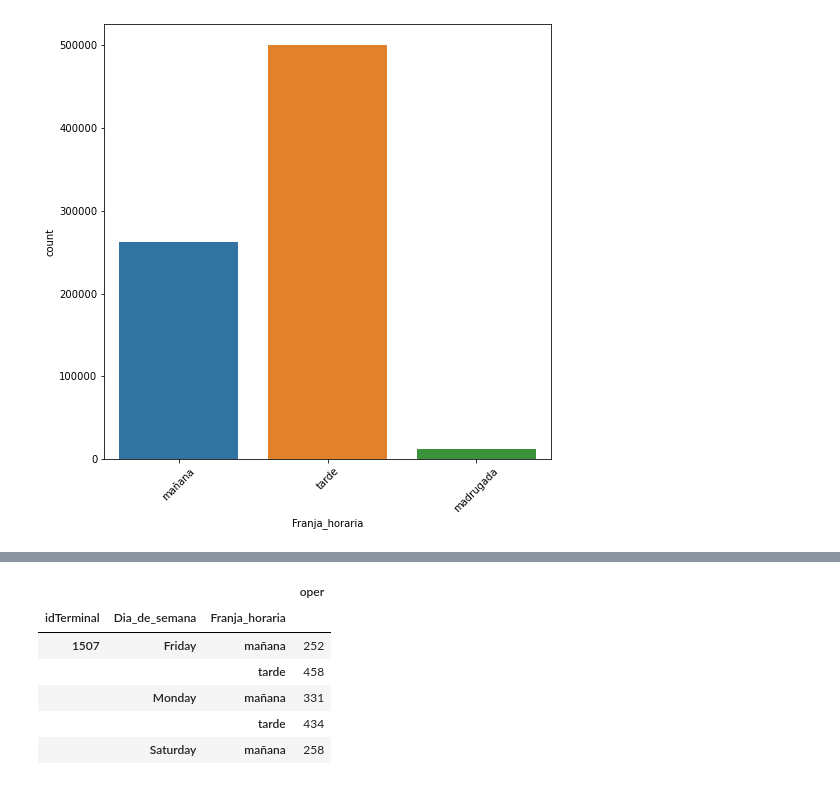
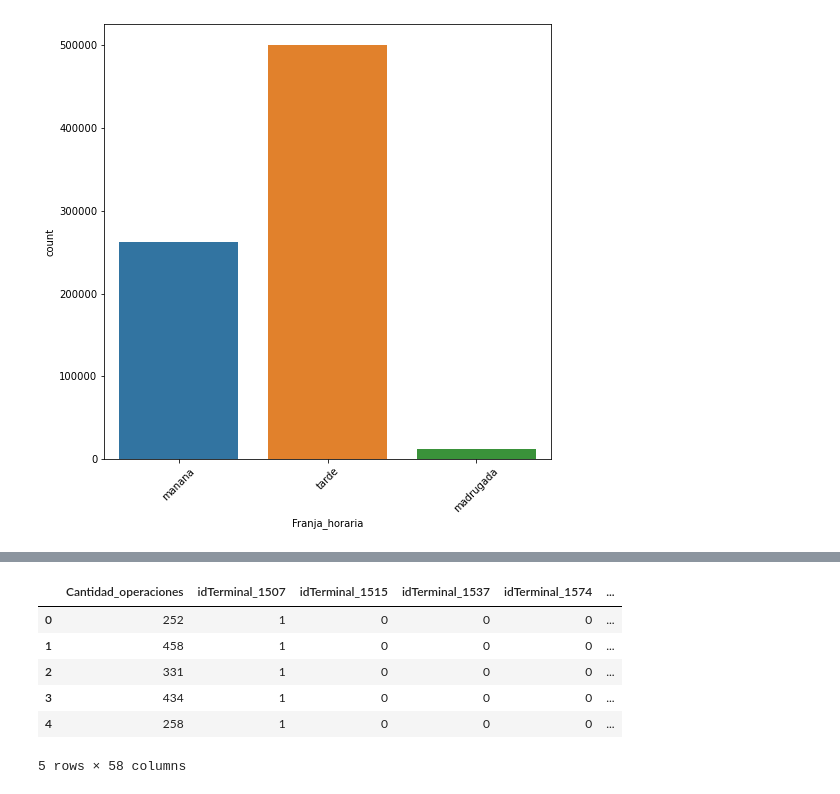
Before and after one commit to jmmendozae/DS_Projects_MM, a Jupyter notebook: Cantidad de operaciones_test.ipynb, the cells around one changed output, grey strips where cells are left out. Drawn from its saved outputs; the diff is of its cells as text; code cells hidden in the pictures.

```diff
--- a/Cantidad de operaciones_test.ipynb
+++ b/Cantidad de operaciones_test.ipynb
@@ -46,7 +53,7 @@ conditions = [
     (data['hora'] > 5) & (data['hora'] <= 11),
     (data['hora'] > 11) & (data['hora'] ) <= 17,
     (data['hora'] > 17)]
-values = ['madrugada', 'mañana', 'tarde', 'noche']
+values = ['madrugada', 'manana', 'tarde', 'noche']
 data['Franja_horaria'] = np.select(conditions, values)
 
 
@@ -58,10 +65,6 @@ convert_dict ={"idTerminal" : object,
                "oper": object}
 data[["idTerminal", "oper"]] = data[["idTerminal", "oper"]].astype(convert_dict)
 
-
-
-
-
 data.drop(["hora"], axis= 1, inplace=True)
 data.drop(["fecha"], axis=1, inplace =True)
 # %%
@@ -212,0 +209,6 @@ data.head()
+# %%
+# En este punto hacemos el cambio de variables de manera que podamos generar nuestra variable objetivo "cantidad de operaciones"
+dataNew = data.groupby(["idTerminal","Dia_de_semana","Franja_horaria"]).count()
+dataNew.reset_index(inplace=True)
+dataNew.columns =["idTerminal", "Dia_de_semana", "Franja_horaria", "Cantidad_operaciones"]
+dataNew.head()
@@ -212,0 +236,5 @@ data.head()
+# %%
+#Nuevamente debemos cambiar el idTerminal a una variable de tipo object
+dataNew["idTerminal"] = dataNew["idTerminal"].astype(object)
+
+dataNew.info()
@@ -212,0 +347,7 @@ data.head()
+# %%
+categories = ['idTerminal', 'Dia_de_semana', 'Franja_horaria']
+for category in categories:
+    cat_list = "cat"+ "_"+category
+    cat_dummies = pd.get_dummies(dataNew[category], prefix=category)
+    data_new = dataNew.join(cat_dummies)
+    dataNew = data_new
@@ -213,11 +370,11 @@ data.head()
 # %%
-dataNew = data.groupby(["idTerminal","Dia_de_semana","Franja_horaria"]).count()
+dataNew.drop(["idTerminal","Dia_de_semana","Franja_horaria"], axis=1, inplace=True)
 dataNew.head()
 # %% [output]
-|  |  |  | oper |
-| idTerminal | Dia_de_semana | Franja_horaria |  |
-| 1507 | Friday | mañana | 252 |
-|  |  | tarde | 458 |
-|  | Monday | mañana | 331 |
-|  |  | tarde | 434 |
-|  | Saturday | mañana | 258 |
+|  | Cantidad_operaciones | idTerminal_1507 | idTerminal_1515 | idTerminal_1537 | idTerminal_1574 | ... |
+| 0 | 252 | 1 | 0 | 0 | 0 | ... |
+| 1 | 458 | 1 | 0 | 0 | 0 | ... |
+| 2 | 331 | 1 | 0 | 0 | 0 | ... |
+| 3 | 434 | 1 | 0 | 0 | 0 | ... |
+| 4 | 258 | 1 | 0 | 0 | 0 | ... |
+5 rows × 58 columns
```
Also changed, not shown: parts of 36 cells of this notebook, 1 other file.
